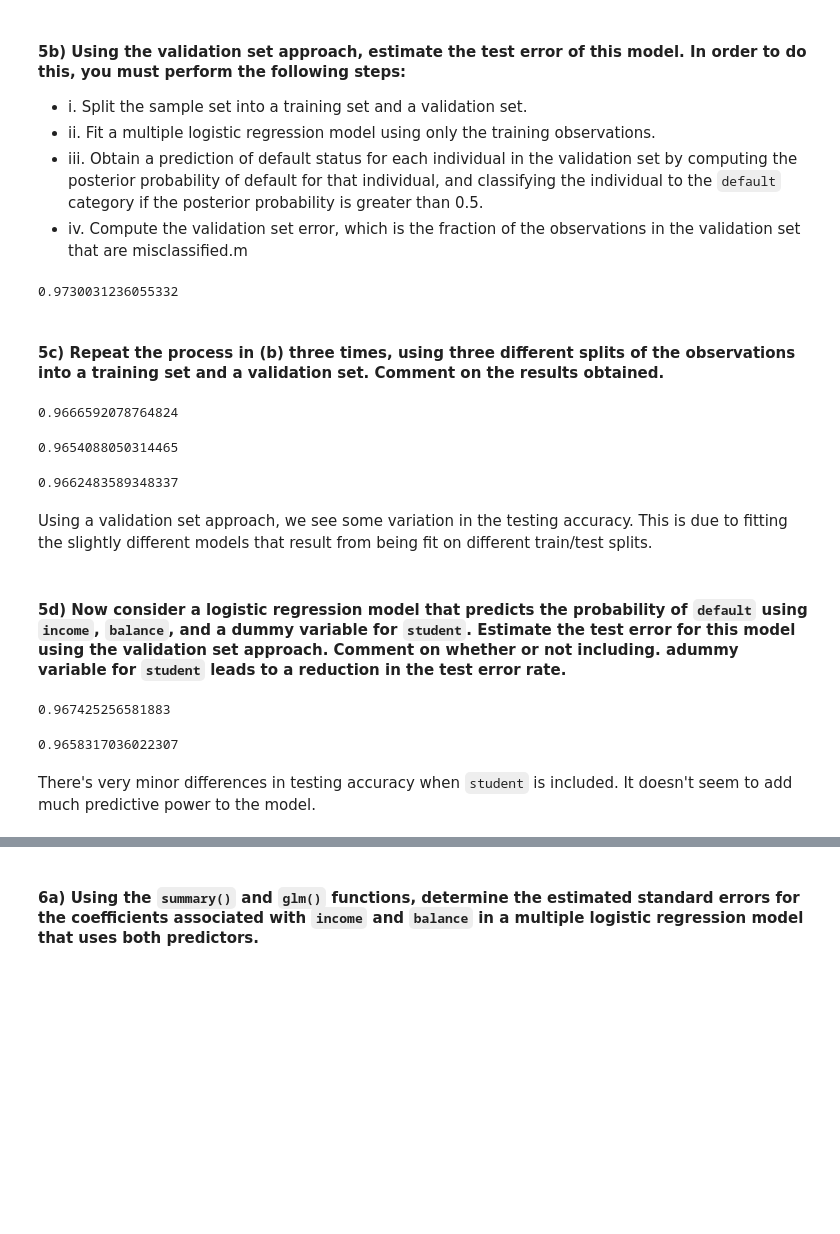
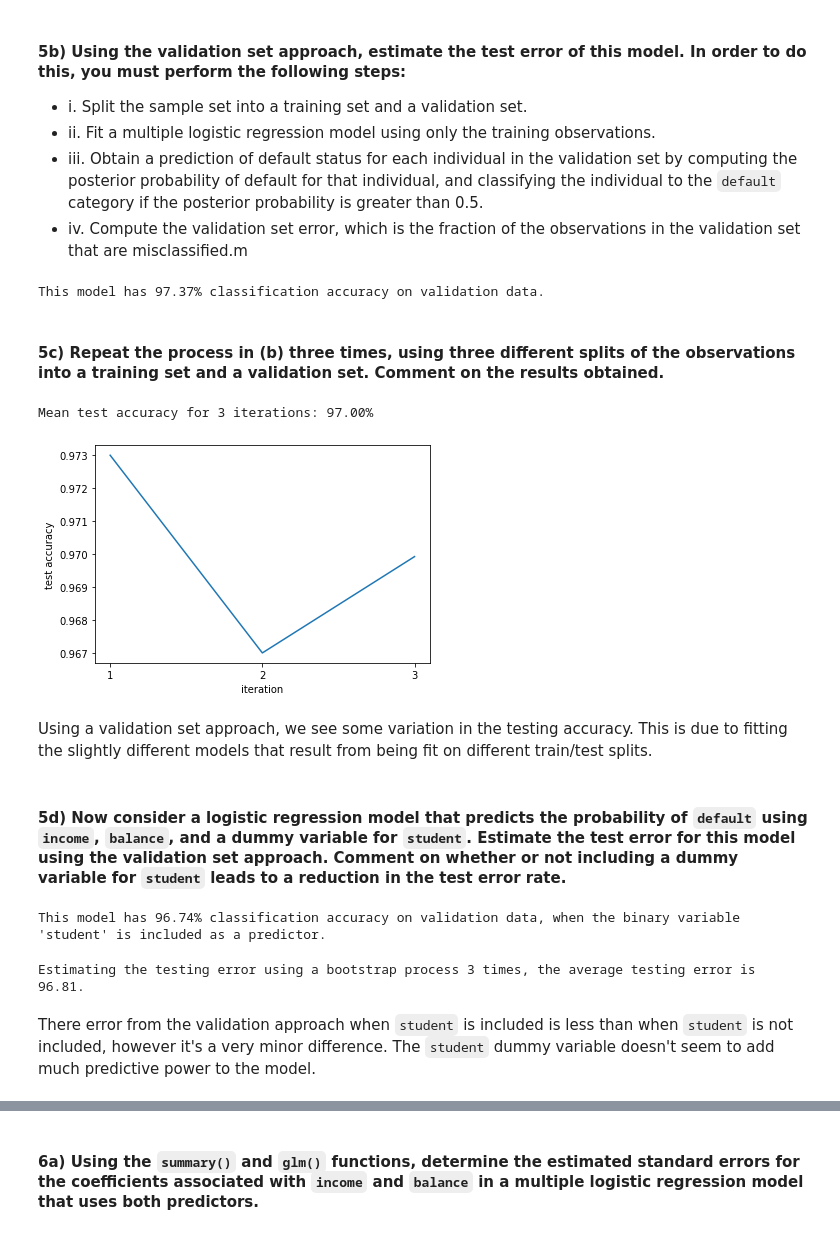
Before and after one commit to papir805/ISLR2, a Jupyter notebook: Python/chp5 - Resampling Methods/exercises/chp_5_exercises_me.ipynb, the cells around one changed output, grey strips where cells are left out. Saved outputs shown, nothing was run; the diff lists cells and outputs as text; code cells hidden in the pictures; blank space fills up the shorter version.

```diff
--- a/Python/chp5 - Resampling Methods/exercises/chp_5_exercises_me.ipynb
+++ b/Python/chp5 - Resampling Methods/exercises/chp_5_exercises_me.ipynb
@@ -79,10 +82,9 @@ lr_fit = lr_model.fit(X_train, y_train)
 # %%
-lr_preds = lr_fit.predict(X_test)
-accuracy = sum(lr_preds == y_test) / len(y_test)
-
-accuracy
+# iv. Computing the validation set error
+validation_accuracy = sum(lr_preds == y_test) / len(y_test)
+print(f"This model has {accuracy*100:}% classification accuracy on validation data.")
 # %% [output]
-0.9730031236055332
+This model has 97.37% classification accuracy on validation data.
 # %% [markdown]
 #### 5c) Repeat the process in (b) three times, using three different splits of the observations into a training set and a validation set.  Comment on the results obtained.
 # %%
@@ -115,28 +118,31 @@ def generate_test_accuracy(df, N = 5000, get_dummy=False):
     accuracy = sum(lr_preds == y_test) / len(y_test)
 
     return accuracy
-# %%
-generate_test_accuracy(default_df, N = 8000)
-# %% [output]
-0.9666592078764824
-# %%
-generate_test_accuracy(default_df, N = 8000)
-# %% [output]
-0.9654088050314465
 # %%
 test_accuracies = []
+num_iter = 3
 
-for _ in range(5):
+for i in range(num_iter):
+    # Using random seed for reproducibility
+    np.random.seed(i)
+
     test_accuracy = generate_test_accuracy(default_df, N = 8000)
     test_accuracies.append(test_accuracy)
 
-np.mean(test_accuracies)
+mean_test_accuracy = np.mean(test_accuracies)
-# %% [output]
-0.9662483589348337
+# %%
+plt.plot([1,2,3], test_accuracies)
+plt.xticks([1,2,3])
+plt.xlabel('iteration')
+plt.ylabel('test accuracy')
+print(f"Mean test accuracy for {num_iter} iterations: {mean_test_accuracy*100:.2f}%");
+# %% [output]
+Mean test accuracy for 3 iterations: 97.00%
+[figure, added]
 # %% [markdown]
 Using a validation set approach, we see some variation in the testing accuracy.  This is due to fitting the slightly different models that result from being fit on different train/test splits.
 # %% [markdown]
-#### 5d) Now consider a logistic regression model that predicts the probability of `default` using `income`, `balance`, and a dummy variable for `student`.  Estimate the test error for this model using the validation set approach.  Comment on whether or not including. adummy variable for `student` leads to a reduction in the test error rate.
+#### 5d) Now consider a logistic regression model that predicts the probability of `default` using `income`, `balance`, and a dummy variable for `student`.  Estimate the test error for this model using the validation set approach.  Comment on whether or not including a dummy variable for `student` leads to a reduction in the test error rate.
 # %%
 np.random.seed(0)
 train_idx = np.random.choice(np.arange(0, num_observations), n)
@@ -162,19 +168,25 @@ lr_fit_dummy = lr_model_dummy.fit(X_train, y_train)
 lr_preds = lr_fit_dummy.predict(X_test)
 accuracy = sum(lr_preds == y_test) / len(y_test)
 
-accuracy
+print(f"This model has {accuracy*100:.2f}% classification accuracy on validation data, when the binary variable 'student' is included as a predictor.")
 # %% [output]
-0.967425256581883
+This model has 96.74% classification accuracy on validation data, when the binary variable 'student' is included as a predictor.
 # %%
 test_accuracies = []
-for _ in range(5):
+
+for i in range(num_iter):
+    # Using random seed for reproducibility
+    np.random.seed(i)
+
     test_accuracy = generate_test_accuracy(default_df, N = 8000, get_dummy=True)
     test_accuracies.append(test_accuracy)
 
-np.mean(test_accuracies)
+bstrap_mean_accuracy = np.mean(test_accuracies)
+
+print(f"Estimating the testing error using a bootstrap process {num_iter} times, the average testing error is {bstrap_mean_accuracy*100:.2f}.")
 # %% [output]
-0.9658317036022307
+Estimating the testing error using a bootstrap process 3 times, the average testing error is 96.81.
 # %% [markdown]
-There's very minor differences in testing accuracy when `student` is included.  It doesn't seem to add much predictive power to the model.
+There error from the validation approach when `student` is included is less than when `student` is not included, however it's a very minor difference. The `student` dummy variable doesn't seem to add much predictive power to the model.
 # %% [markdown]
 ### Exercise 6
```
Also changed, not shown: parts of 69 cells of this notebook, 3 other files.
